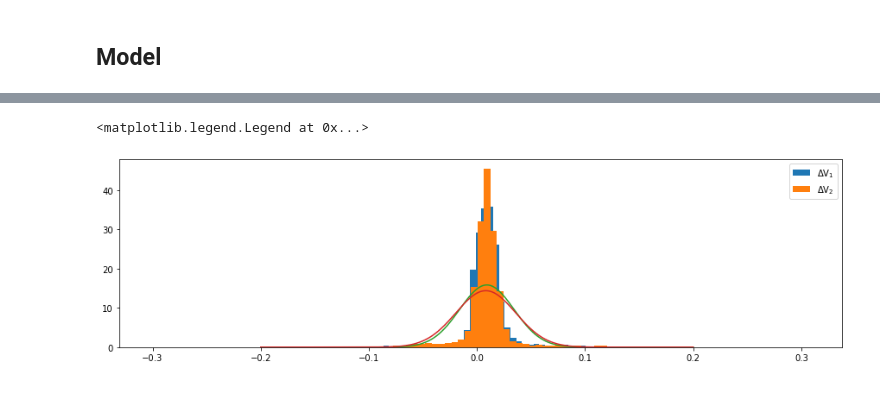
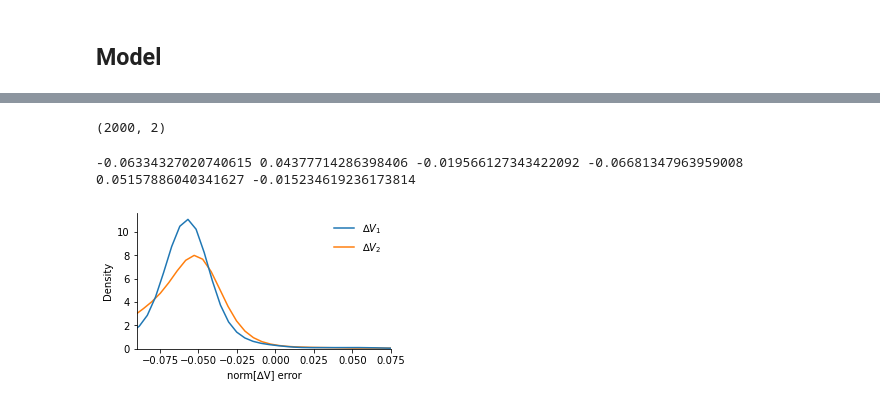
Before and after one commit to lorenzamottinelli/STA_GroupML13, a Jupyter notebook: case_3.ipynb, the cells around one changed output, grey strips where cells are left out. Drawn from its saved outputs; the diff is of its cells as text; code cells hidden in the pictures.

```diff
--- a/case_3.ipynb
+++ b/case_3.ipynb
@@ -2,6 +2,8 @@
 # ST>A | Special Topics in Astrodynamics | ae4889
 # %%
 import matplotlib.pyplot as plt
+from scipy.stats import norm
+from scipy import stats
 import numpy as np
 import pandas as pd
 import seaborn as sns
@@ -14,6 +16,7 @@ from IPython.core.display import Image, display
 
 print(f"tensorflow version: {tf.__version__}")
 plt.rcParams['figure.facecolor'] = 'white'
+plt.rcParams['axes.spines.top'] = plt.rcParams['axes.spines.right'] = False
 np.set_printoptions(precision=4, suppress=True)
 
 JULIAN_DAY = 86400.0
@@ -23,7 +26,7 @@ departure_range = np.array([-25, 24]) * JULIAN_DAY + launch_window22
 arrival_range = np.array([-25 + 60, 24 + 449]) * JULIAN_DAY + launch_window22
 time_of_flight_range = arrival_range - departure_range
 
-raw_data = np.loadtxt('Output.txt', skiprows=1, delimiter=',')
+raw_data = np.loadtxt('Output.txt', skiprows=1, delimiter=',')[:10000]
 time_of_flight = raw_data[:, 1] - raw_data[:, 0]
 
 raw_data = np.vstack((raw_data[:, 0], time_of_flight, raw_data[:, 1], raw_data[:, 2], raw_data[:, 3])).T
@@ -179,8 +189,9 @@ train_data_normalised.describe().transpose()
 ## Model
 # %%
 model = keras.Sequential([
-    layers.Dense(100, activation='relu', input_shape=[2]),
-    layers.Dense(100, activation='relu'),
+    layers.Dense(50, activation='relu', input_shape=[2]),
+    layers.Dense(50, activation='relu'),
+    layers.Dense(50, activation='relu'),
     layers.Dense(2)
 ])
 
@@ -225,6 +238,6 @@ history = model.fit(train_data_normalised[[column_names[0], column_names[1]]].to
                     train_data_normalised[[column_names[3], column_names[4]]].to_numpy(),
                     validation_split=0.2,
                     epochs=1000,
-                    batch_size=5000,
+                    batch_size=500,
                     callbacks=[early_stop])
 # %% [output]
@@ -329,0 +350,4 @@ for i, ax in enumerate([ax1, ax2]):
+# %%
+errors = pd.DataFrame(data=np.vstack((test_data_normalised[column_names[3]] - prediction[:, 0], test_data_normalised[column_names[4]] - prediction[:, 1])).T,
+                      columns=["norm[∆V_1] error", "norm[∆V_2] error"])
+errors.describe()
@@ -330,18 +380,36 @@ for i, ax in enumerate([ax1, ax2]):
+# %%
+errors.shape
+# %% [output]
+(2000, 2)
 # %%
-fig, ax1 = plt.subplots(1, 1, figsize=(15, 4))
-from scipy.stats import norm
+fig, ax = plt.subplots(1, 1, figsize=(4.55, 2.5))
 
-def plot_normal(data):
-    mean = np.average(data)
-    std = np.std(data)
+def plot_normal(data, **kwargs):
+    mean, std = np.average(data), np.std(data)
     x = np.linspace(-0.2, 0.2, 1000)
-    ax1.plot(x, norm.pdf(x, mean, std))
+    # ax.plot(x, norm.pdf(x, mean, std), **kwargs)
+    print(mean, std, mean + std, end=' ', sep=' ')
 
-ax1.hist(test_data_normalised[column_names[3]] - prediction[:, 0], bins=101, label=rf"$\Delta$V$_1$", density=True)
-ax1.hist(test_data_normalised[column_names[4]] - prediction[:, 1], bins=101, label=rf"$\Delta$V$_2$", density=True)
-plot_normal(test_data_normalised[column_names[3]] - prediction[:, 0])
-plot_normal(test_data_normalised[column_names[4]] - prediction[:, 1])
-ax1.legend()
+# ax.hist(errors["norm[∆V_1] error"], bins=101, label=rf"$\Delta$V$_1$", density=True, alpha=0.85)
+# ax.hist(errors["norm[∆V_2] error"], bins=101, label=rf"$\Delta$V$_2$", density=True, alpha=0.85)
+# plot_normal(test_data_normalised[column_names[3]] - prediction[:, 0], c='C0')
+# plot_normal(test_data_normalised[column_names[4]] - prediction[:, 1], c='C1')
+
+# ax.legend(frameon=False)
+# ax.set_xlim((-0.035,0.075))
+# ax.set_ylabel('normalised frequency [-]')
+# ax.set_xlabel(r'normalised $\Delta V$ error [-]')
+
+plot_normal(errors["norm[∆V_1] error"])
+plot_normal(errors["norm[∆V_2] error"])
+errors_sns = pd.DataFrame(data=errors.to_numpy().T.flatten(), columns=['norm[∆V] error'])
+n_points = errors_sns.shape[0] // 2
+errors_sns['∆V'] = ['$∆V_1$'] * n_points + ['$∆V_2$'] * n_points
+g = sns.kdeplot(ax=ax, data=errors_sns, x="norm[∆V] error", hue="∆V")
+g.set(xlim=(-0.09, 0.075))
+g.get_legend().set_title(None)
+g.get_legend().draw_frame(False)
+#fig.savefig('case_3_error_histogram.pdf')
 # %% [output]
-<matplotlib.legend.Legend at 0x...>
+-0.06334327020740615 0.04377714286398406 -0.019566127343422092 -0.06681347963959008 0.05157886040341627 -0.015234619236173814
-[figure, old version]
+[figure, new version]
```
Also changed, not shown: parts of 23 cells of this notebook.
